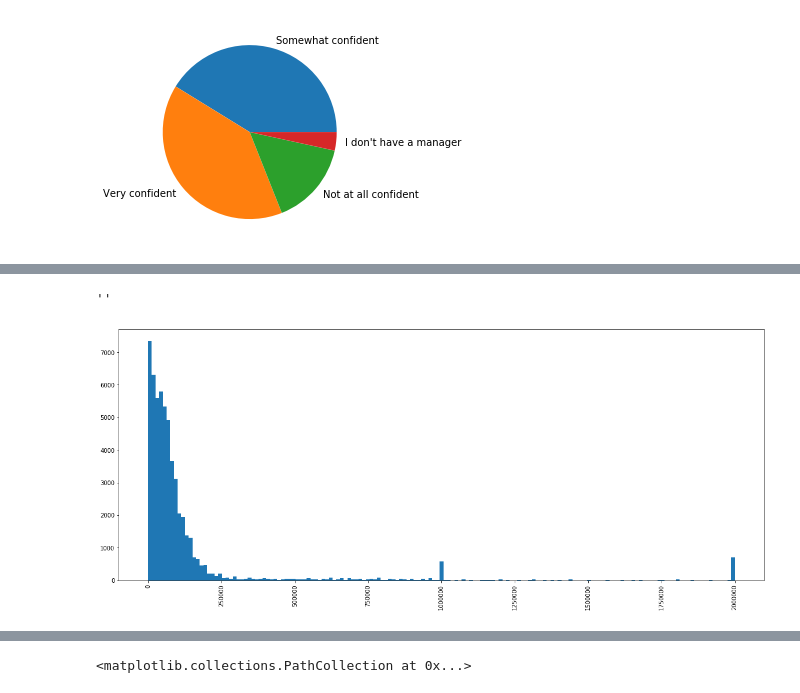
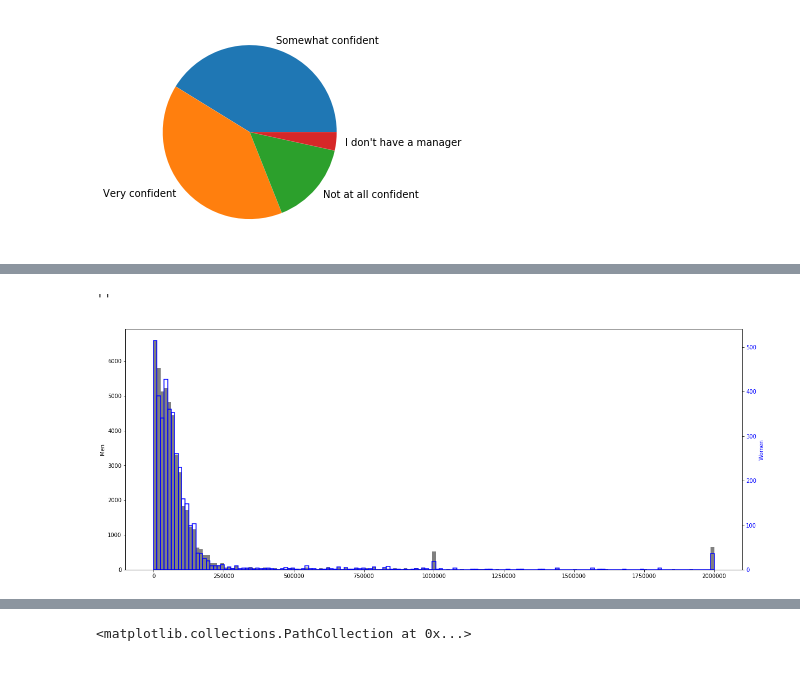
Before and after one commit to MarshEnterprises/Udacity_Project1, a Jupyter notebook: Udacity_Project1.ipynb, the cells around one changed output, grey strips where cells are left out. Drawn from its saved outputs; the diff is of its cells as text; code cells hidden in the pictures.

```diff
--- a/Udacity_Project1.ipynb
+++ b/Udacity_Project1.ipynb
@@ -164,10 +147,14 @@ Name: CurrencySymbol, Length: 143, dtype: int64
 # %%
 fig, ax = plt.subplots(figsize=(20, 8))
 
-ax.hist(df['ConvertedComp'], bins=np.linspace(0, 2000000, 160))
-ax.tick_params(axis='x', labelrotation=90)
+ax.hist(df[df['Gender']=='Man']['ConvertedComp'], bins=np.linspace(0, 2000000, 160), color='grey')
+ax.set_ylabel('Men')
+axtwin = ax.twinx()
+axtwin.hist(df[df['Gender']=='Woman']['ConvertedComp'], bins=np.linspace(0, 2000000, 160), fill=False, edgecolor='b', linewidth=1.5)
+axtwin.set_ylabel('Women', color='b')
+axtwin.tick_params(axis='y', labelcolor='b')
 
 ;
 # %% [output]
 ''
-[figure, old version]
+[figure, new version]
```
Also changed, not shown: parts of 15 cells of this notebook.
